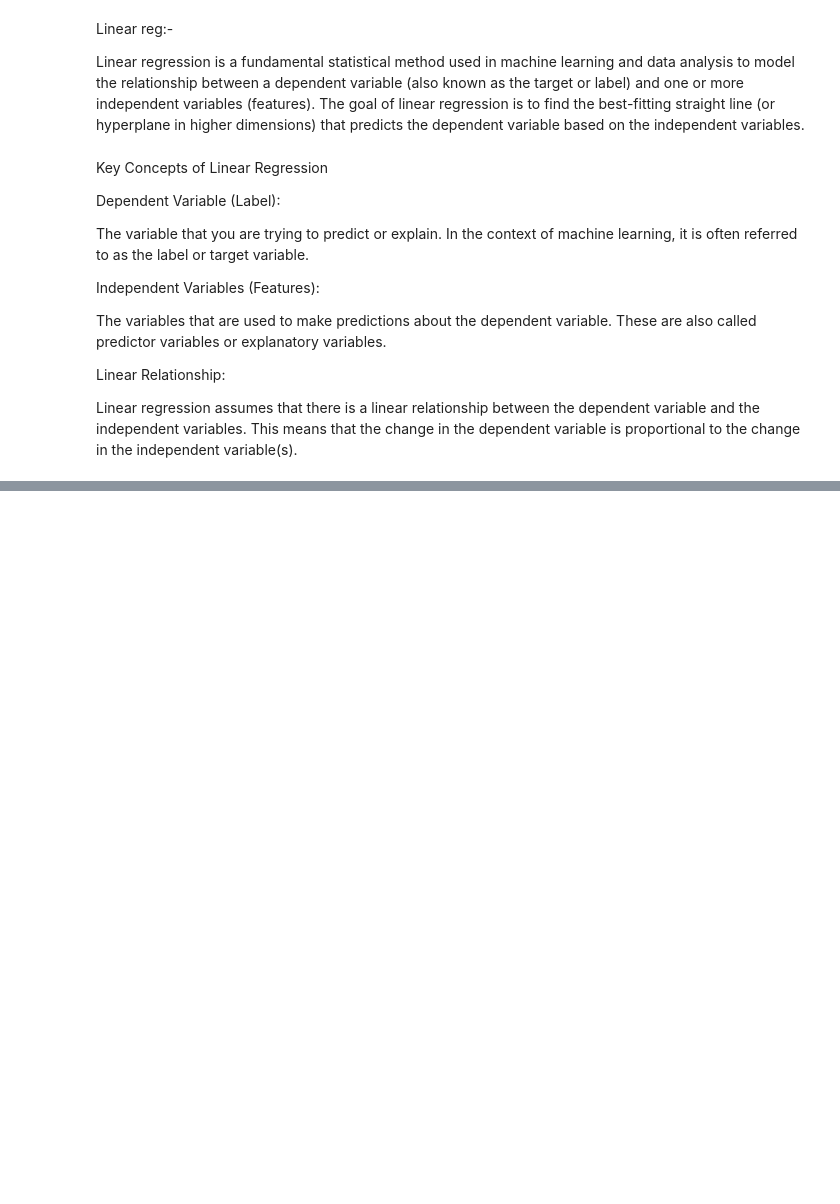
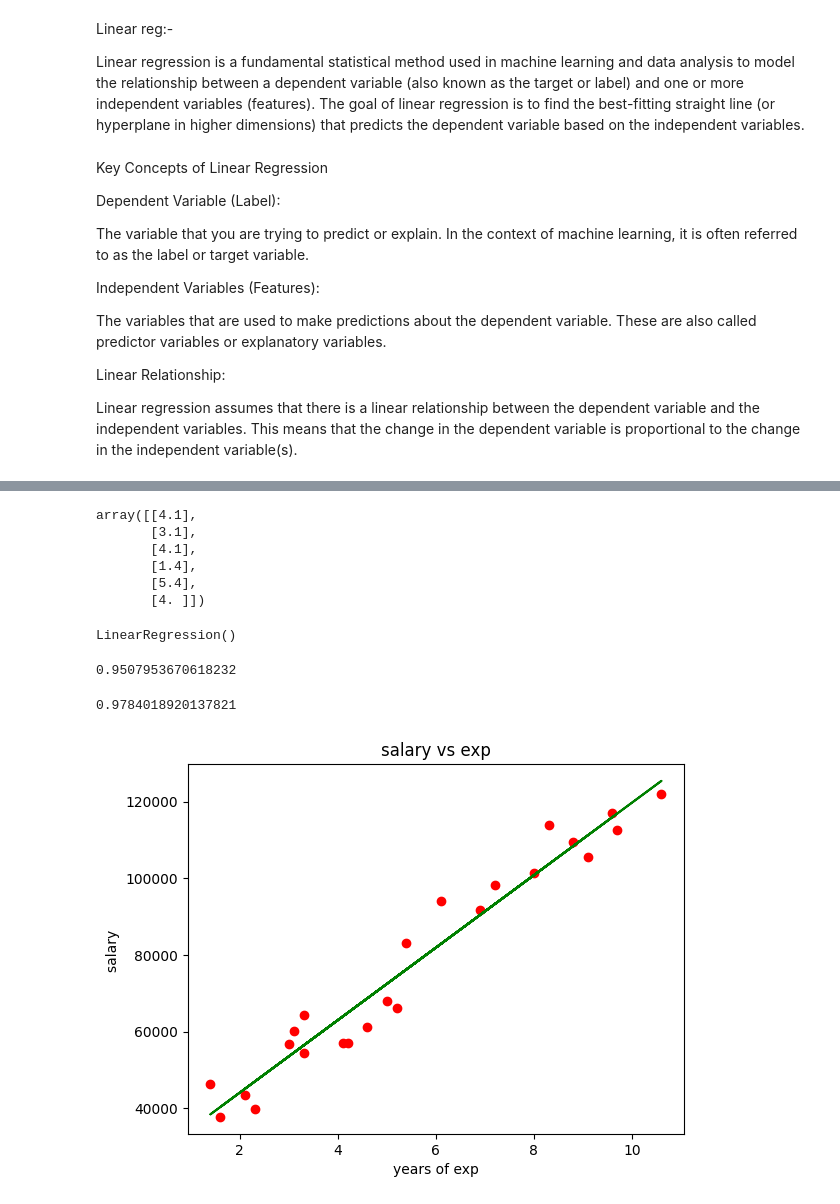
Before and after one commit to jaikrishann/LIET, a Jupyter notebook: ML/INTRO.ipynb, the cells around one changed output, grey strips where cells are left out. Cells and saved outputs as stored; diff of their text form; code cells hidden in the pictures; blank space fills up the shorter version.

```diff
--- a/ML/INTRO.ipynb
+++ b/ML/INTRO.ipynb
@@ -349,0 +391,12 @@ Linear regression assumes that there is a linear relationship between the depend
+# %%
+from sklearn.model_selection import train_test_split
+x_train,x_test,y_train,y_test= train_test_split(x,y,test_size=.2)
+# %%
+x_test
+# %% [output]
+array([[4.1],
+       [3.1],
+       [4.1],
+       [1.4],
+       [5.4],
+       [4. ]])
@@ -349,0 +405,26 @@ Linear regression assumes that there is a linear relationship between the depend
+# %%
+lr = LinearRegression()
+# %%
+lr.fit(x_train,y_train)
+# %% [output]
+LinearRegression()
+# %%
+lr.score(x_train,y_train)
+# %% [output]
+0.9507953670618232
+# %%
+y_pred = lr.predict(x_test)
+x_pred = lr.predict(x_train)
+# %%
+lr.score(x_test,y_test)
+# %% [output]
+0.9784018920137821
+# %%
+plt.scatter(x_train,y_train,color= "red")
+plt.plot(x_train,x_pred,color = "green")
+plt.title("salary vs exp")
+plt.xlabel("years of exp")
+plt.ylabel("salary ")
+plt.show()
+# %% [output]
+[figure, added]
```
Also changed, not shown: parts of 6 cells of this notebook, 3 other files.
